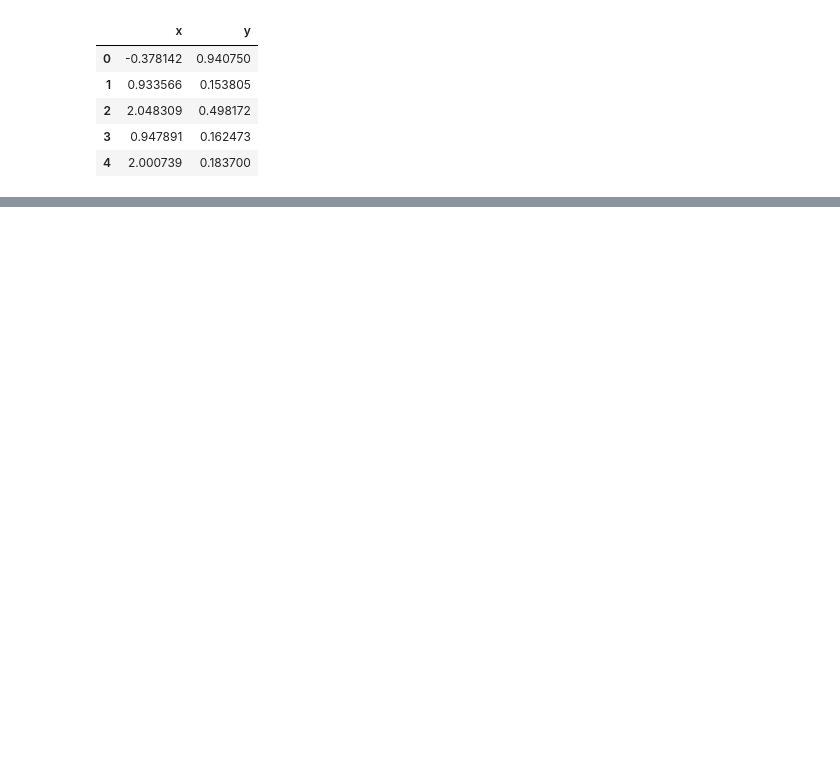
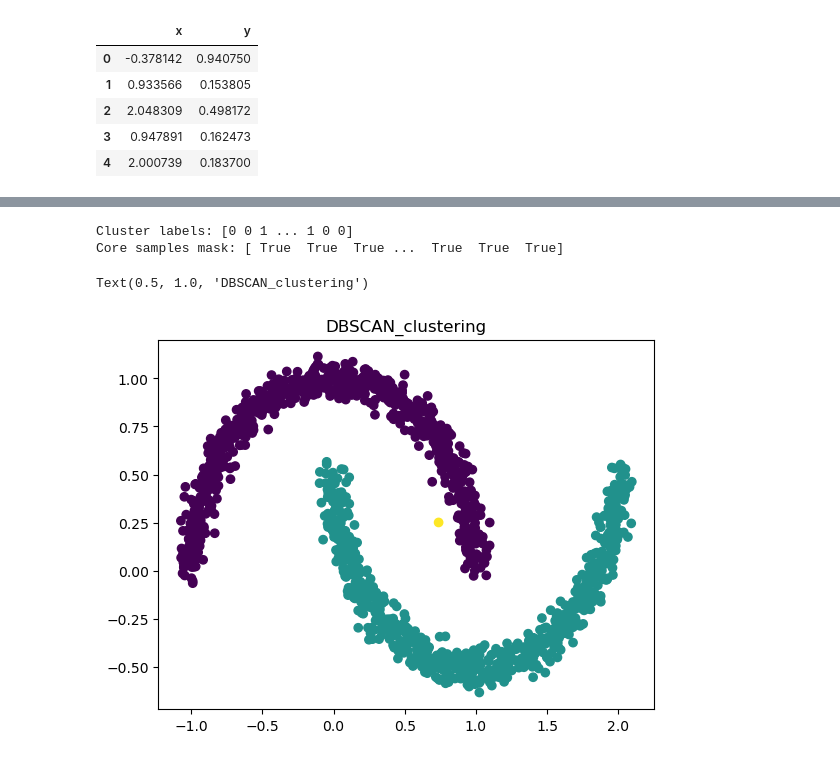
Before and after one commit to twahih/DM5230, a Jupyter notebook: HWK3/Problem2.ipynb, the cells around one changed output, grey strips where cells are left out. Cells and saved outputs as stored; diff of their text form; code cells hidden in the pictures; blank space fills up the shorter version.

```diff
--- a/HWK3/Problem2.ipynb
+++ b/HWK3/Problem2.ipynb
@@ -119,0 +126,31 @@ plt.show()
+# %%
+from sklearn.cluster import DBSCAN
+
+# Create an instance of the DBSCAN class
+dbscan = DBSCAN(eps=0.1, min_samples=1)
+
+# Fit the DBSCAN model to your data
+dbscan.fit(X)
+
+# Retrieve the cluster labels assigned by DBSCAN
+labels = dbscan.labels_
+
+# Retrieve the core samples (points that are not considered outliers)
+core_samples_mask = np.zeros_like(labels, dtype=bool)
+core_samples_mask[dbscan.core_sample_indices_] = True
+
+# Print the cluster labels and core samples
+print("Cluster labels:", labels)
+print("Core samples mask:", core_samples_mask)
+# %% [output]
+Cluster labels: [0 0 1 ... 1 0 0]
+Core samples mask: [ True  True  True ...  True  True  True]
+# %%
+data_ds['sklearn_dbscan'] = labels
+
+
+plt.scatter(data_ds['x'],data_ds['y'],c=data_ds['sklearn_dbscan'])
+plt.title('DBSCAN_clustering')
+# %% [output]
+Text(0.5, 1.0, 'DBSCAN_clustering')
+[figure, added]
```
Also changed, not shown: parts of 6 cells of this notebook.
